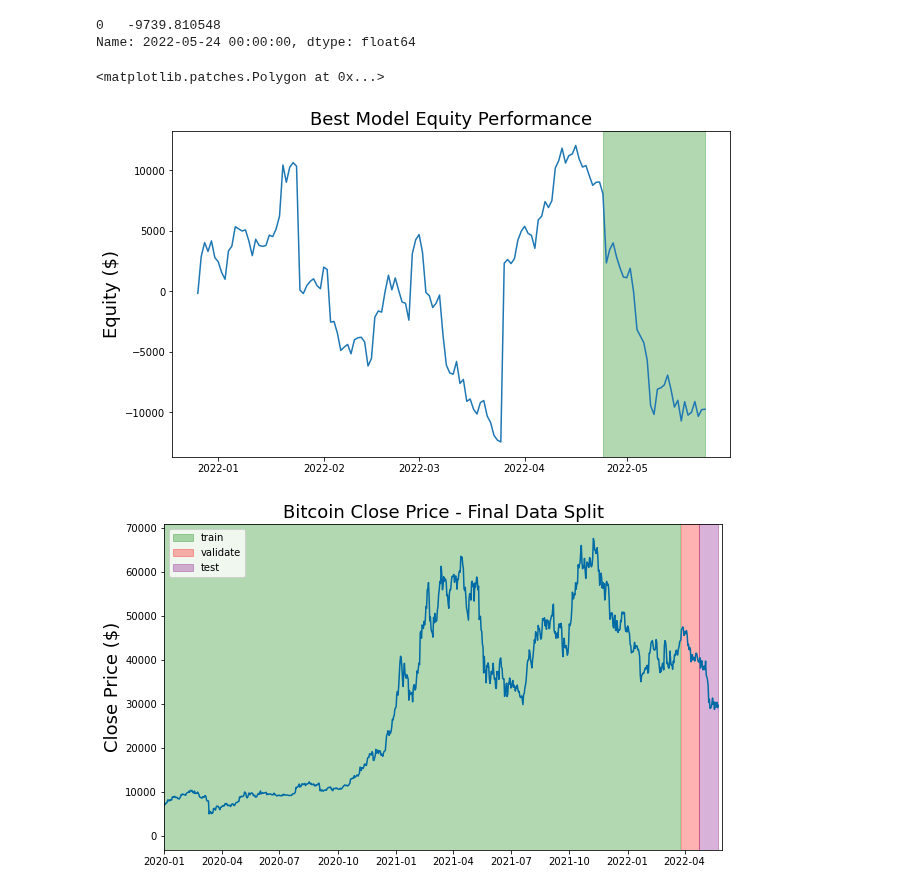
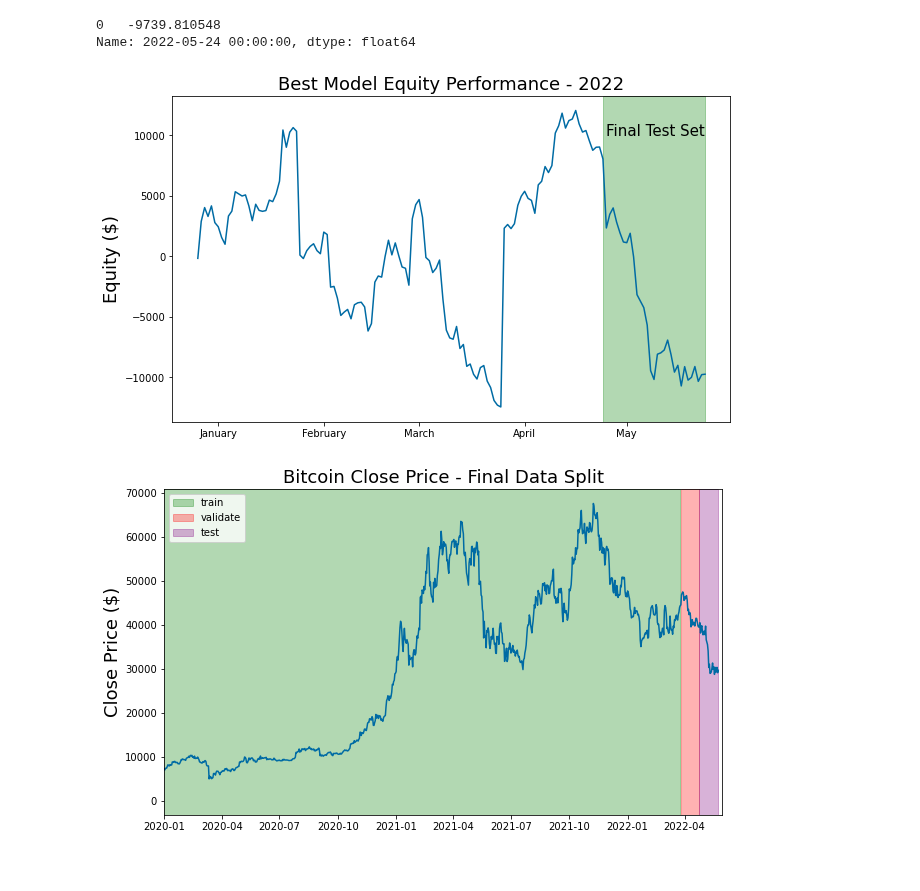
Before and after one commit to FinancialForecasters/financial_forecaster, a Jupyter notebook: explore_jesse.ipynb, the cells around one changed output. Saved outputs shown, nothing was run; the diff lists cells and outputs as text; code cells hidden in the pictures.

```diff
--- a/explore_jesse.ipynb
+++ b/explore_jesse.ipynb
@@ -922,20 +934,24 @@ final_test_equity_curve.iloc[-1]
 # %% [output]
 0   -9739.810548
 Name: 2022-05-24 00:00:00, dtype: float64
-# %%
-fig, ax = plt.subplots(figsize = (10,6))
-ax.plot(final_model_validate_test_equity)
-ax.set_title('Best Model Equity Performance', fontsize = 18)
-ax.set_ylabel('Equity ($)', fontsize = 18)
-
-final_test_start = df.index.max()-timedelta(days = test_size)
-final_test_end = df.index.max()
-
-# ax.axvspan(train_start, train_end, label = "train", color = "green", alpha = 0.3)
-ax.axvspan(final_test_start, final_test_end, label = "validate", color = "green", alpha = 0.3)
-# %% [output]
-<matplotlib.patches.Polygon at 0x...>
-[figure, removed]
+# %%
+import matplotlib.dates as mdates
+from matplotlib.dates import DateFormatter
+
+fig, ax = plt.subplots(figsize = (10,6))
+ax.plot(final_model_validate_test_equity)
+ax.set_title('Best Model Equity Performance - 2022', fontsize = 18)
+ax.set_ylabel('Equity ($)', fontsize = 18)
+
+final_test_start = df.index.max()-timedelta(days = test_size)
+final_test_end = df.index.max()
+
+# ax.axvspan(train_start, train_end, label = "train", color = "green", alpha = 0.3)
+ax.axvspan(final_test_start, final_test_end, label = "final test set", color = "green", alpha = 0.3)
+ax.annotate('Final Test Set', (mdates.datestr2num('2022-04-25'), 10000), fontsize = 15)
+ax.xaxis.set_major_formatter(DateFormatter('%B'))
+# %% [output]
+[figure, added]
 # %%
 # Iterate through each model
 for model_to_test in models_to_test:
```
Also changed, not shown: parts of 5 cells of this notebook.
